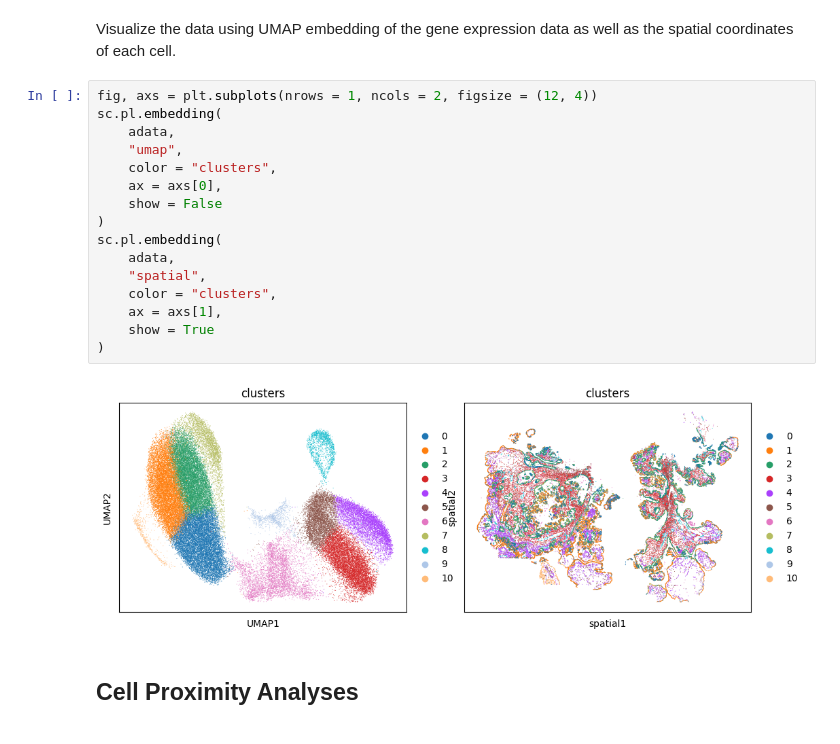
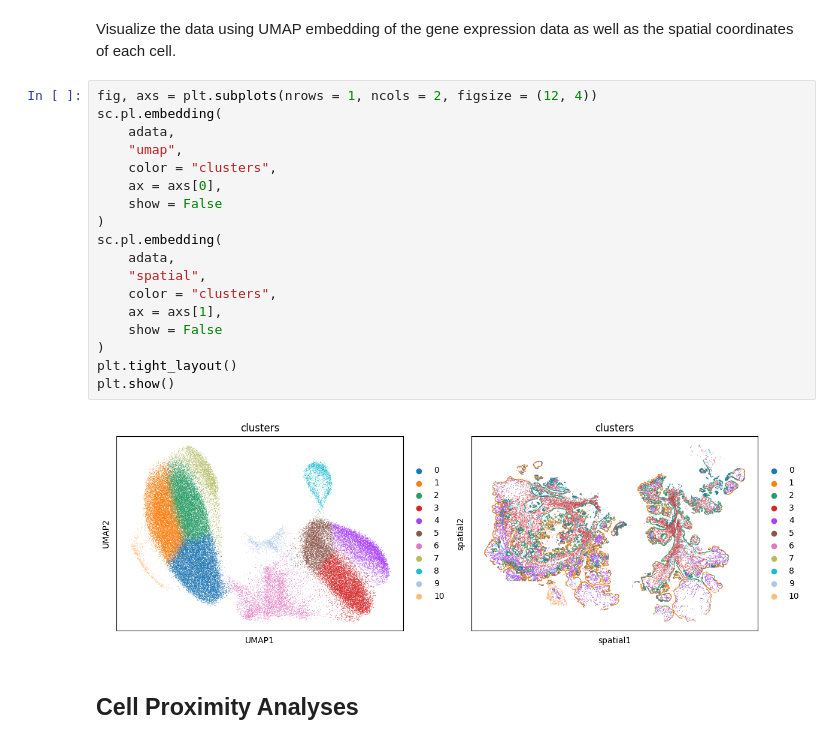
Before and after one commit to immunitastx/monkeybread, a Jupyter notebook: docs/notebooks/tutorial.ipynb, the cells around one changed output. Saved outputs shown, nothing was run; the diff lists cells and outputs as text.

Commit message:
minor bug fixes to plot stuff

```diff
--- a/docs/notebooks/tutorial.ipynb
+++ b/docs/notebooks/tutorial.ipynb
@@ -88,21 +88,23 @@ Visualize the data using UMAP embedding of the gene expression data as well as t
 # %%
 fig, axs = plt.subplots(nrows = 1, ncols = 2, figsize = (12, 4))
 sc.pl.embedding(
     adata,
     "umap",
     color = "clusters",
     ax = axs[0],
     show = False
 )
 sc.pl.embedding(
     adata,
     "spatial",
     color = "clusters",
     ax = axs[1],
-    show = True
+    show = False
 )
+plt.tight_layout()
+plt.show()
 # %% [output]
-[figure, old version]
+[figure, new version]
 # %% [markdown]
 ## Cell Proximity Analyses
 # %% [markdown]
```
Also changed, not shown: parts of 12 cells of this notebook, 5 other files.
